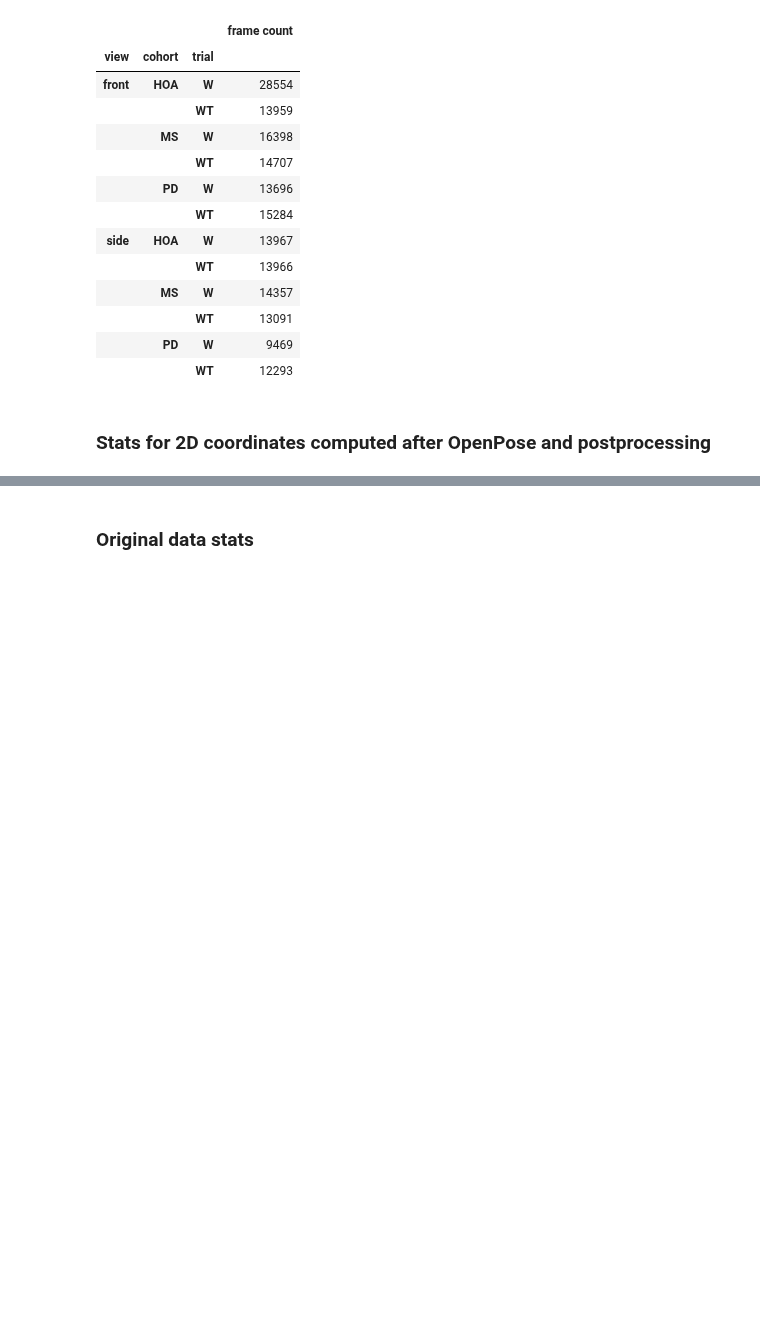
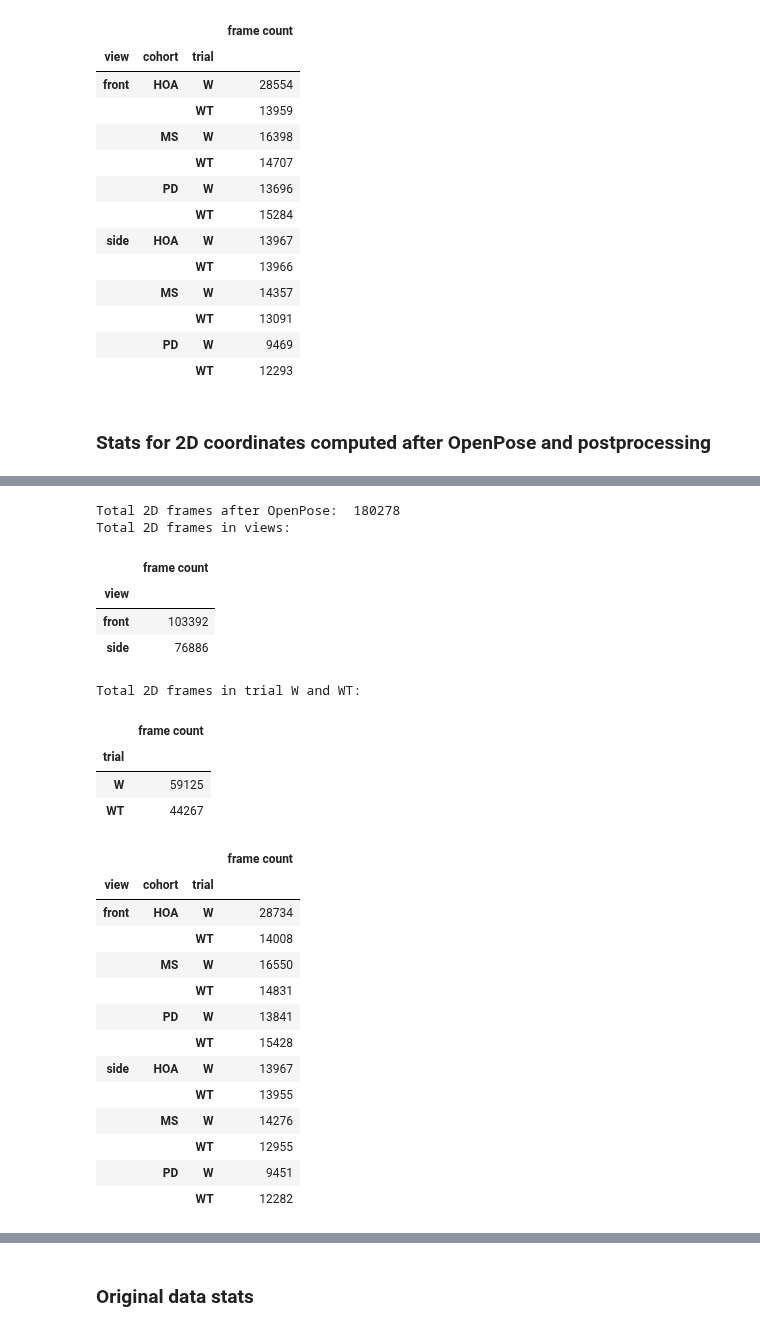
Before and after one commit to kaurrachneet6/Vision-Based-Gait-Analysis-Framework-for-Predicting-Multiple-Sclerosis, a Jupyter notebook: Data Preparation/StrideStats.ipynb, the cells around one changed output, grey strips where cells are left out. Saved outputs shown, nothing was run; the diff lists cells and outputs as text; code cells hidden in the pictures; blank space fills up the shorter version.

```diff
--- a/Data Preparation/StrideStats.ipynb
+++ b/Data Preparation/StrideStats.ipynb
@@ -393,0 +457,39 @@ Total 3D frames in trial W and WT:
+# %%
+#Computing stats from the saved csv
+stats_2d = pd.read_csv('C:\\Users\\Rachneet Kaur\\Box\\Gait Video Project\\GaitVideoData\\2Dopenpose_stats_before_postprocessing.csv')
+
+print ('Total 2D frames after OpenPose: ', stats_2d['frame count'].sum())
+
+print ('Total 2D frames in views: ')
+display(stats_2d.groupby('view').sum())
+
+print ('Total 2D frames in trial W and WT: ')
+display(stats_2d[stats_2d['view']=='front'].groupby('trial').sum())
+
+display(stats_2d.groupby(['view', 'cohort', 'trial']).sum())
+# %% [output]
+Total 2D frames after OpenPose:  180278
+Total 2D frames in views:
+|  | frame count |
+| view |  |
+| front | 103392 |
+| side | 76886 |
+Total 2D frames in trial W and WT:
+|  | frame count |
+| trial |  |
+| W | 59125 |
+| WT | 44267 |
+|  |  |  | frame count |
+| view | cohort | trial |  |
+| front | HOA | W | 28734 |
+|  |  | WT | 14008 |
+|  | MS | W | 16550 |
+|  |  | WT | 14831 |
+|  | PD | W | 13841 |
+|  |  | WT | 15428 |
+| side | HOA | W | 13967 |
+|  |  | WT | 13955 |
+|  | MS | W | 14276 |
+|  |  | WT | 12955 |
+|  | PD | W | 9451 |
+|  |  | WT | 12282 |
```
Also changed, not shown: parts of 9 cells of this notebook.
